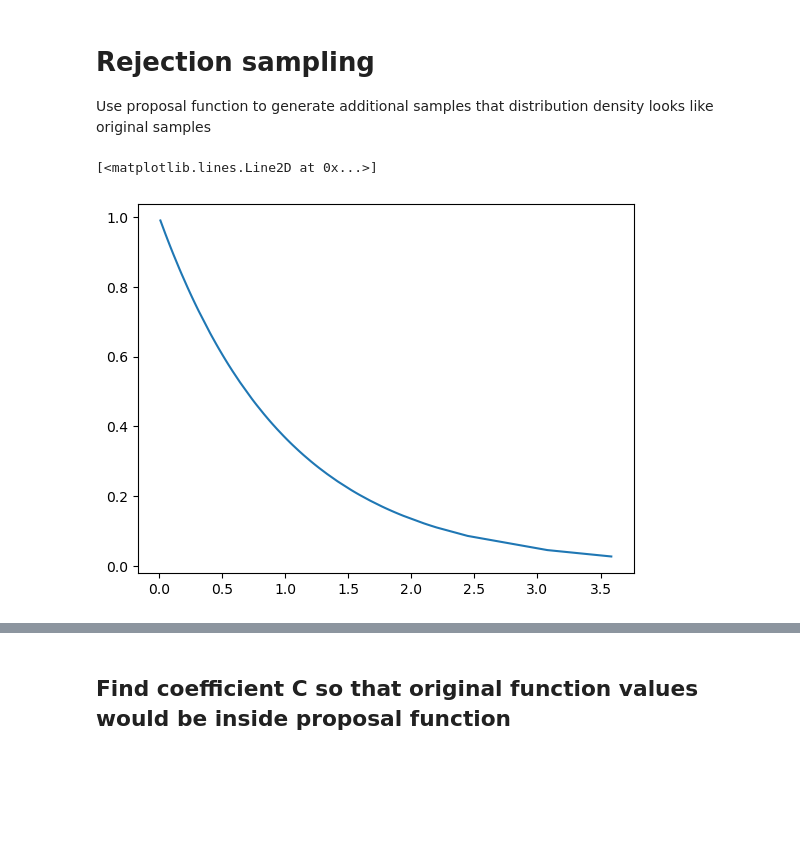
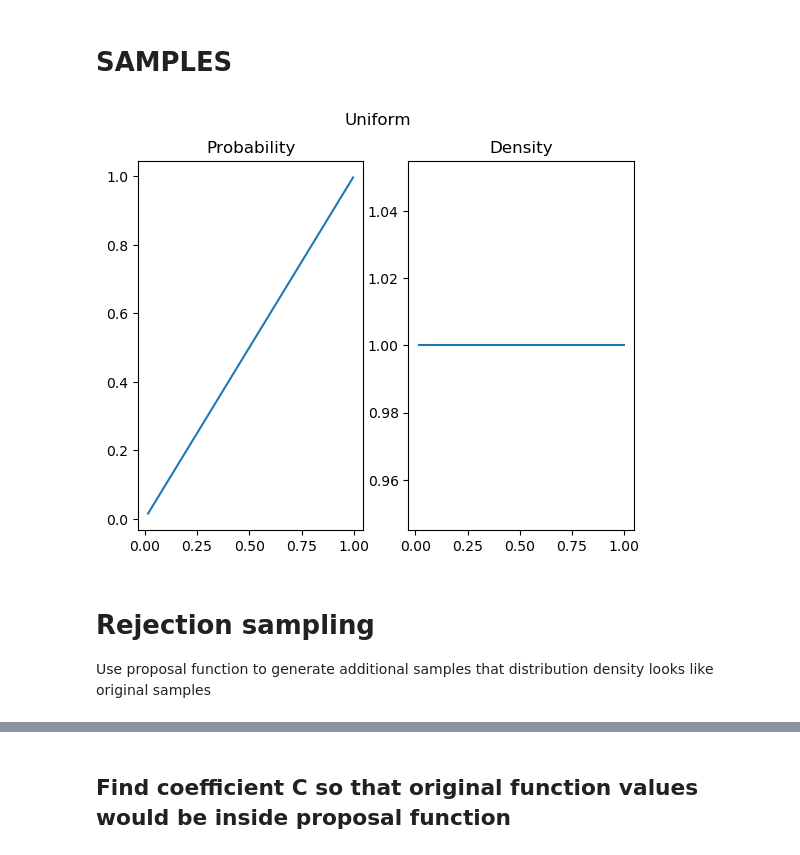
Before and after one commit to L-ED/MAI_optimization, a Jupyter notebook: lab7.ipynb, the cells around one changed output, grey strips where cells are left out. Drawn from its saved outputs; the diff is of its cells as text; code cells hidden in the pictures; blank space fills up the shorter version.

```diff
--- a/lab7.ipynb
+++ b/lab7.ipynb
@@ -1,3 +1,16 @@
 # %%
 import numpy as np
 import matplotlib.pyplot as plt
+# %% [markdown]
+# SAMPLES
+# %%
+def plot_distribution(samples, probability_fn, density_fn, title, *fn_args):
+
+    f, ax = plt.subplots(1, 2)
+    f.suptitle(title)
+
+    ax[0].set_title("Probability")
+    ax[0].plot(samples, probability_fn(samples, *fn_args))
+
+    ax[1].set_title("Density")
+    ax[1].plot(samples, density_fn(samples, *fn_args))
@@ -4,21 +34,29 @@ import matplotlib.pyplot as plt
+# %%
+a, b = 0, 1
+uniform_samples = np.array(sorted(np.random.uniform(a, b, size)))
+
+def uniform_density(data, a, b):
+    zero_mask = np.logical_or(data < a, data > b)
+
+    result = np.full(data.shape, 1/(b-a))
+    result[zero_mask] = 0
+    return result
+
+
+def uniform_probability(data, a, b):
+
+    zero_mask = data < a
+    ones_mask = data > b
+
+    result = (data - a)/(b-a)
+    result[zero_mask] = 0
+    result[ones_mask] = 1
+    return result
+# %%
+plot_distribution(uniform_samples, uniform_probability, uniform_density, "Uniform", a, b)
+# %% [output]
+[figure, added]
 # %% [markdown]
 # Rejection sampling
 
 Use proposal function to generate additional samples that distribution density looks like original samples
-# %%
-# samples from lab 5
-
-size = 100
-scale = 1
-exponential_samples = np.array(sorted(np.random.exponential(scale, size)))
-
-def exponential_density(data, scale):
-    return scale*(np.exp(-scale*data))
-
-def exponential_probability(data, scale):
-    return 1 - np.exp(-scale*data)
-
-plt.plot(exponential_samples, exponential_density(exponential_samples, scale))
-# %% [output]
-[<matplotlib.lines.Line2D at 0x...>]
-[figure, removed]
```
Also changed, not shown: parts of 21 cells of this notebook.
